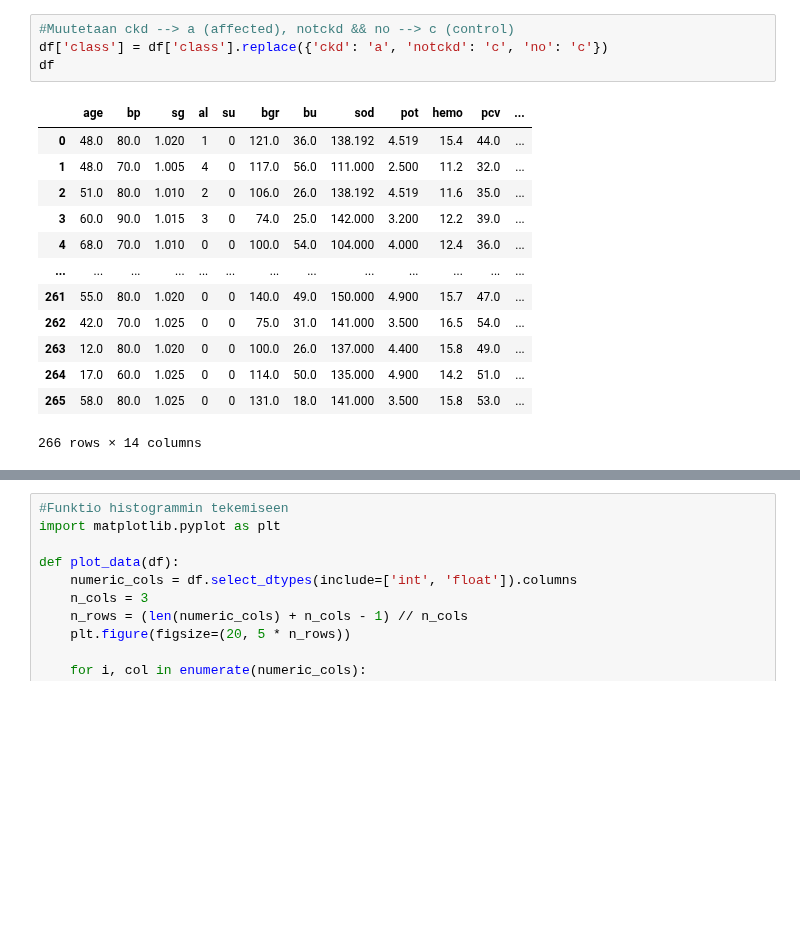
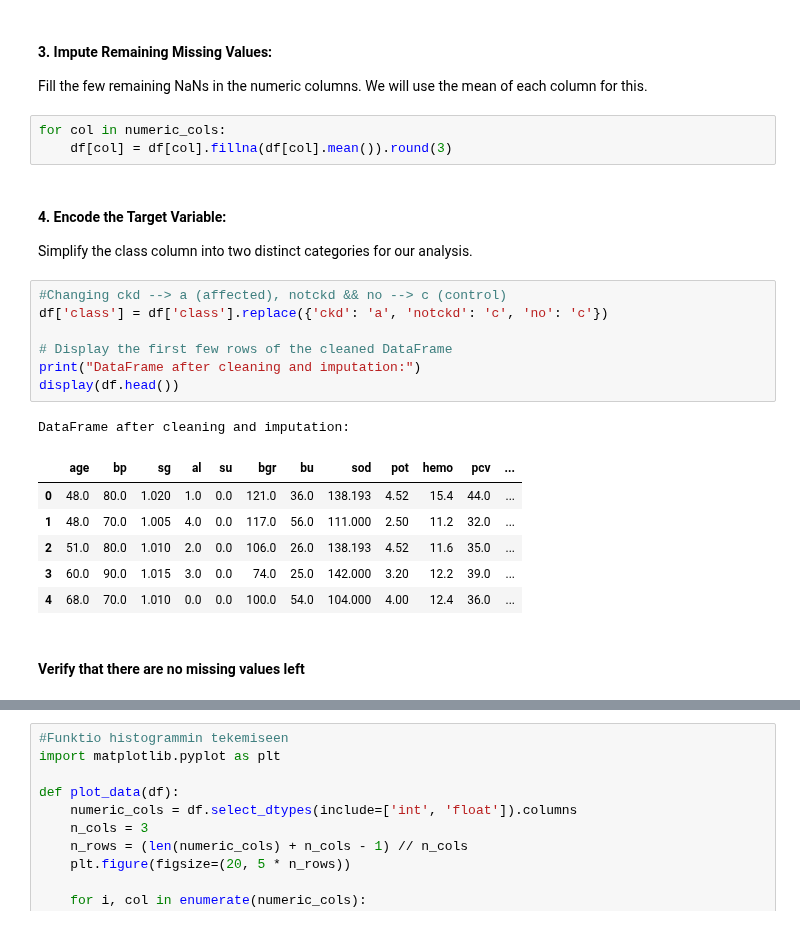
Before and after one commit to Itz-Ezu/DKKO_group6, a Jupyter notebook: preprocessing/data_preprocessing.ipynb, the cells around one changed output, grey strips where cells are left out. Cells and saved outputs as stored; diff of their text form; blank space fills up the shorter version.

```diff
--- a/preprocessing/data_preprocessing.ipynb
+++ b/preprocessing/data_preprocessing.ipynb
@@ -136,18 +114,26 @@ df
+# %% [markdown]
+#### 3. Impute Remaining Missing Values:
+Fill the few remaining NaNs in the numeric columns. We will use the mean of each column for this.
+# %%
+for col in numeric_cols:
+    df[col] = df[col].fillna(df[col].mean()).round(3)
+# %% [markdown]
+#### 4. Encode the Target Variable:
+Simplify the class column into two distinct categories for our analysis.
 # %%
-#Muutetaan ckd --> a (affected), notckd && no --> c (control)
+#Changing ckd --> a (affected), notckd && no --> c (control)
 df['class'] = df['class'].replace({'ckd': 'a', 'notckd': 'c', 'no': 'c'})
-df
+
+# Display the first few rows of the cleaned DataFrame
+print("DataFrame after cleaning and imputation:")
+display(df.head())
 # %% [output]
+DataFrame after cleaning and imputation:
 |  | age | bp | sg | al | su | bgr | bu | sod | pot | hemo | pcv | ... |
-| 0 | 48.0 | 80.0 | 1.020 | 1 | 0 | 121.0 | 36.0 | 138.192 | 4.519 | 15.4 | 44.0 | ... |
-| 1 | 48.0 | 70.0 | 1.005 | 4 | 0 | 117.0 | 56.0 | 111.000 | 2.500 | 11.2 | 32.0 | ... |
-| 2 | 51.0 | 80.0 | 1.010 | 2 | 0 | 106.0 | 26.0 | 138.192 | 4.519 | 11.6 | 35.0 | ... |
-| 3 | 60.0 | 90.0 | 1.015 | 3 | 0 | 74.0 | 25.0 | 142.000 | 3.200 | 12.2 | 39.0 | ... |
-| 4 | 68.0 | 70.0 | 1.010 | 0 | 0 | 100.0 | 54.0 | 104.000 | 4.000 | 12.4 | 36.0 | ... |
-| ... | ... | ... | ... | ... | ... | ... | ... | ... | ... | ... | ... | ... |
-| 261 | 55.0 | 80.0 | 1.020 | 0 | 0 | 140.0 | 49.0 | 150.000 | 4.900 | 15.7 | 47.0 | ... |
-| 262 | 42.0 | 70.0 | 1.025 | 0 | 0 | 75.0 | 31.0 | 141.000 | 3.500 | 16.5 | 54.0 | ... |
-| 263 | 12.0 | 80.0 | 1.020 | 0 | 0 | 100.0 | 26.0 | 137.000 | 4.400 | 15.8 | 49.0 | ... |
-| 264 | 17.0 | 60.0 | 1.025 | 0 | 0 | 114.0 | 50.0 | 135.000 | 4.900 | 14.2 | 51.0 | ... |
-| 265 | 58.0 | 80.0 | 1.025 | 0 | 0 | 131.0 | 18.0 | 141.000 | 3.500 | 15.8 | 53.0 | ... |
+| 0 | 48.0 | 80.0 | 1.020 | 1.0 | 0.0 | 121.0 | 36.0 | 138.193 | 4.52 | 15.4 | 44.0 | ... |
+| 1 | 48.0 | 70.0 | 1.005 | 4.0 | 0.0 | 117.0 | 56.0 | 111.000 | 2.50 | 11.2 | 32.0 | ... |
+| 2 | 51.0 | 80.0 | 1.010 | 2.0 | 0.0 | 106.0 | 26.0 | 138.193 | 4.52 | 11.6 | 35.0 | ... |
+| 3 | 60.0 | 90.0 | 1.015 | 3.0 | 0.0 | 74.0 | 25.0 | 142.000 | 3.20 | 12.2 | 39.0 | ... |
+| 4 | 68.0 | 70.0 | 1.010 | 0.0 | 0.0 | 100.0 | 54.0 | 104.000 | 4.00 | 12.4 | 36.0 | ... |
-266 rows × 14 columns
+# %% [markdown]
+#### Verify that there are no missing values left
```
Also changed, not shown: parts of 30 cells of this notebook.
